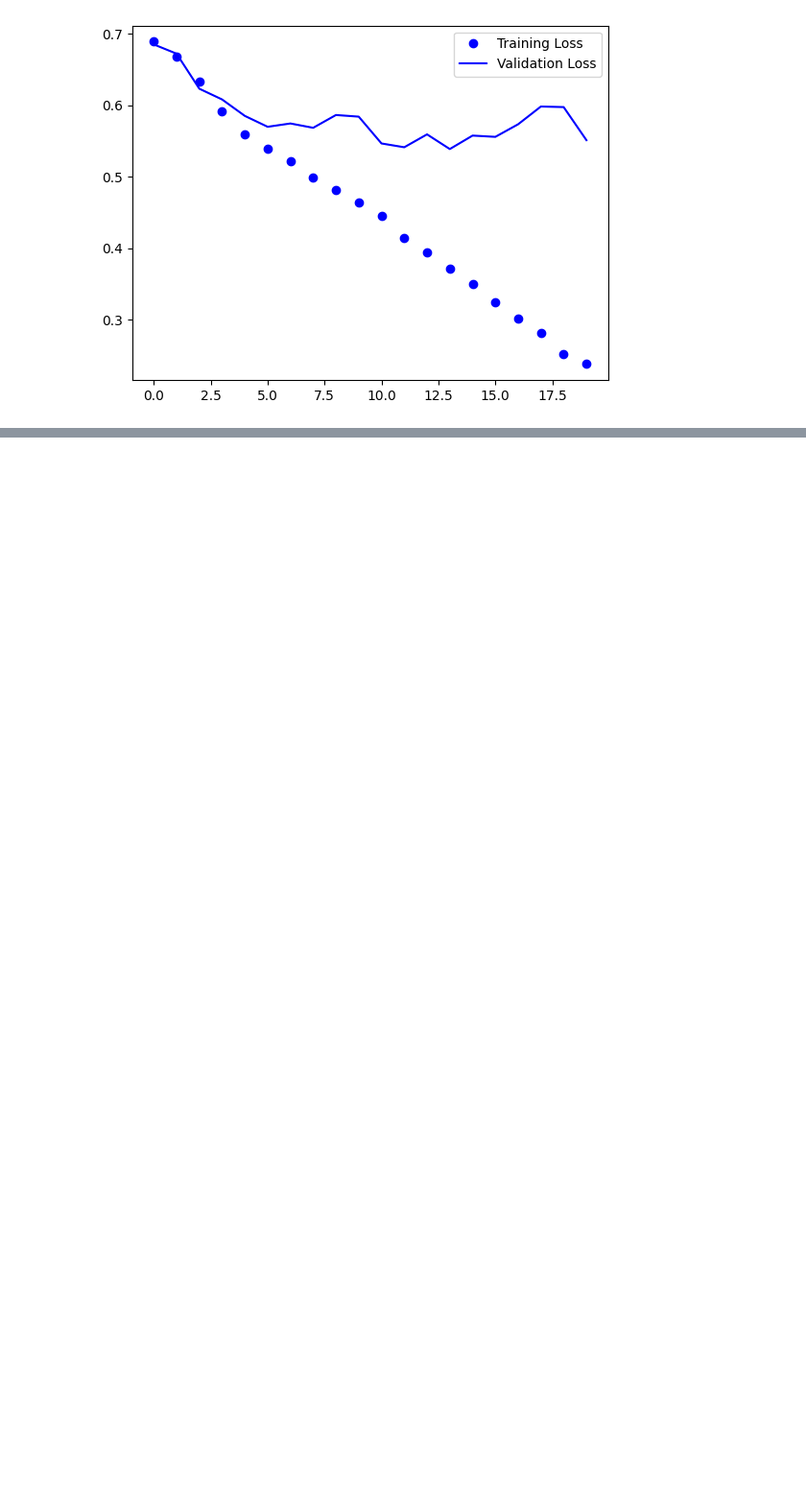
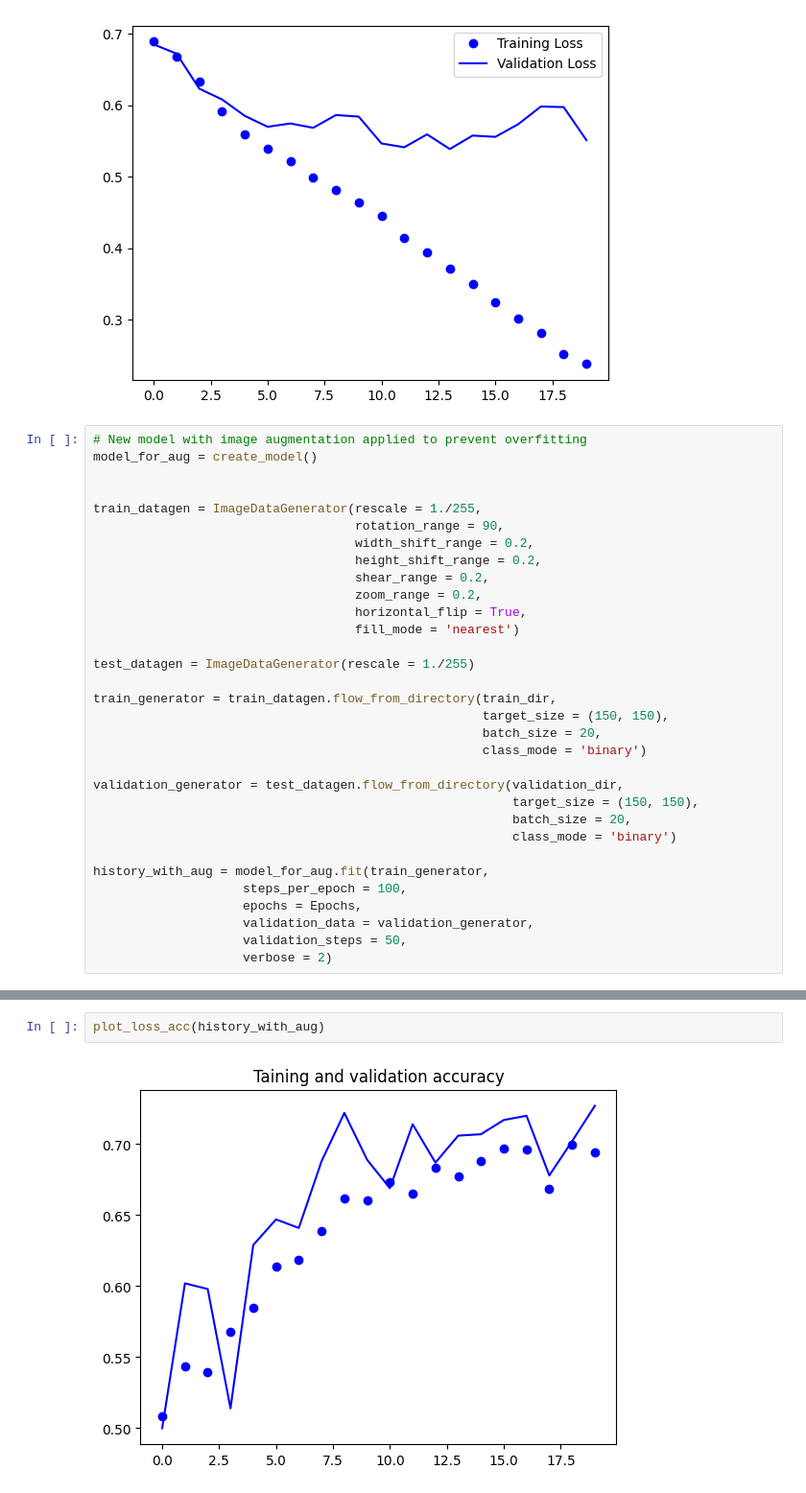
Before and after one commit to Manav321/Cats-and-Dogs-Classifier, a Jupyter notebook: cats_dogs.ipynb, the cells around one changed output, grey strips where cells are left out. Shown: that part at 96% size. Drawn from its saved outputs; the diff is of its cells as text; blank space fills up the shorter version.

Commit message:
Added image augmentation

```diff
--- a/cats_dogs.ipynb
+++ b/cats_dogs.ipynb
@@ -128,3 +128,35 @@ plot_loss_acc(history)
 # %% [output]
 [figure]
 [figure]
+# %%
+# New model with image augmentation applied to prevent overfitting
+model_for_aug = create_model()
+
+
+train_datagen = ImageDataGenerator(rescale = 1./255,
+                                   rotation_range = 90,
+                                   width_shift_range = 0.2,
+                                   height_shift_range = 0.2,
+                                   shear_range = 0.2,
+                                   zoom_range = 0.2,
+                                   horizontal_flip = True,
+                                   fill_mode = 'nearest')
+
+test_datagen = ImageDataGenerator(rescale = 1./255)
+
+train_generator = train_datagen.flow_from_directory(train_dir,
+                                                    target_size = (150, 150),
+                                                    batch_size = 20,
+                                                    class_mode = 'binary')
+
+validation_generator = test_datagen.flow_from_directory(validation_dir,
+                                                        target_size = (150, 150),
+                                                        batch_size = 20,
+                                                        class_mode = 'binary')
+
+history_with_aug = model_for_aug.fit(train_generator,
+                    steps_per_epoch = 100,
+                    epochs = Epochs,
+                    validation_data = validation_generator,
+                    validation_steps = 50,
+                    verbose = 2)
@@ -130,0 +181,4 @@ plot_loss_acc(history)
+# %%
+plot_loss_acc(history_with_aug)
+# %% [output]
+[figure, added]
```
Also changed, not shown: parts of 2 cells of this notebook.
